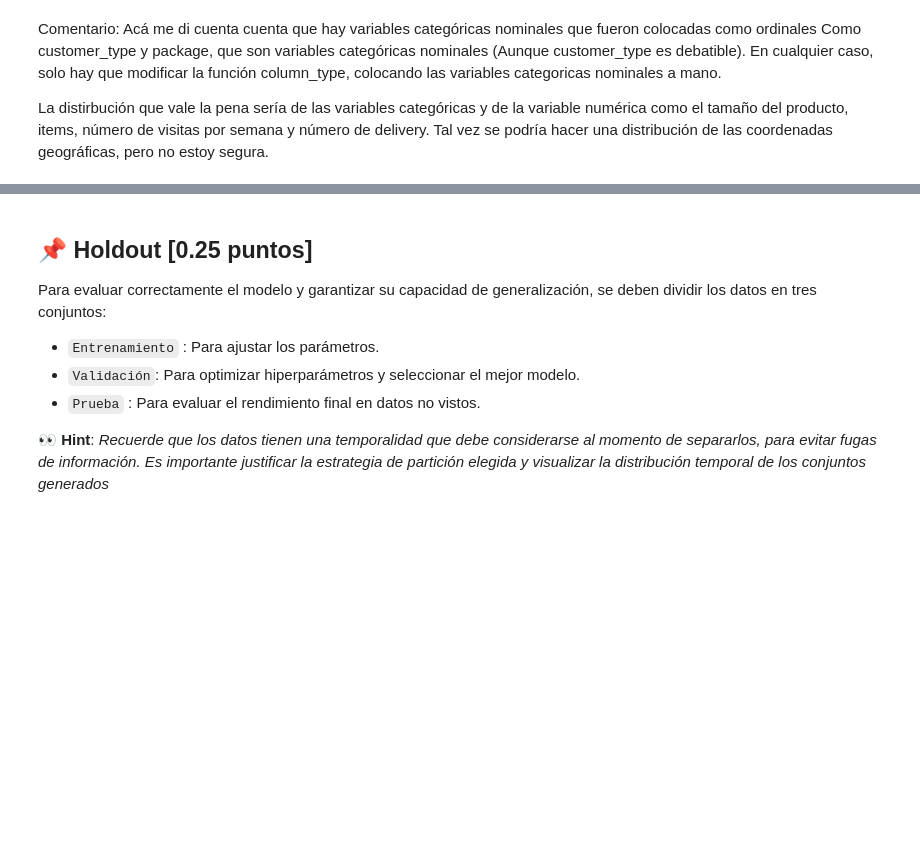
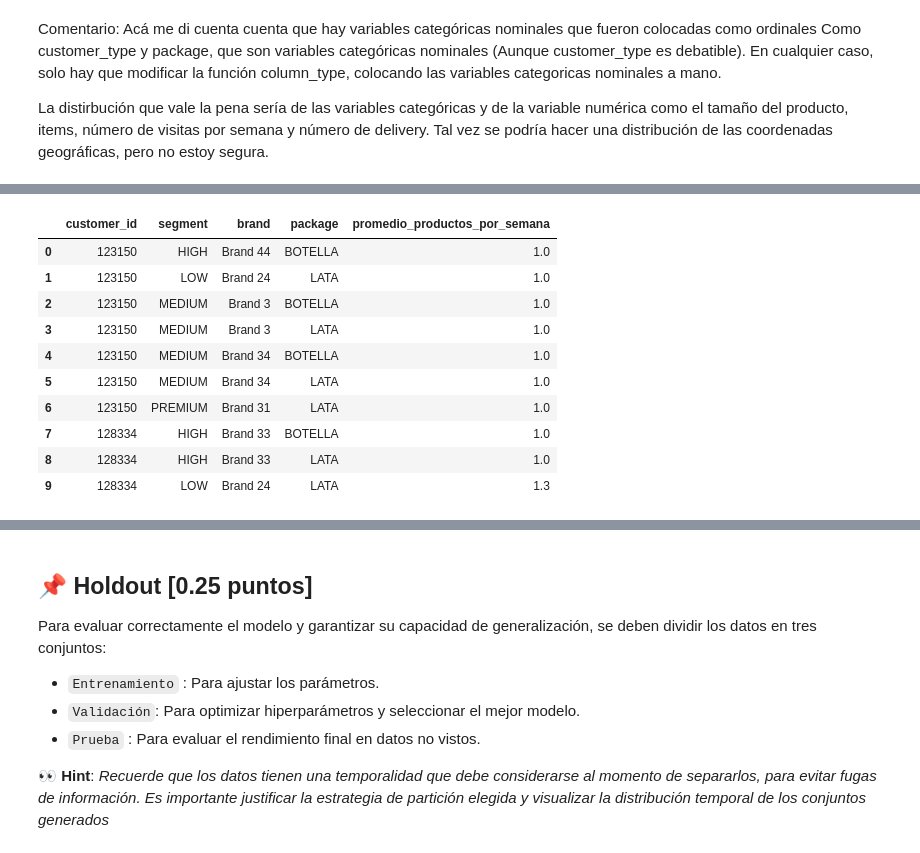
Before and after one commit to Tamaracarrasco/TamoJosha-Lab-de-Prog-MDS-Prim2025, a Jupyter notebook: Proyecto/enunciado_entrega1.ipynb, the cells around one changed output, grey strips where cells are left out. Cells and saved outputs as stored; diff of their text form; code cells hidden in the pictures; blank space fills up the shorter version.

```diff
--- a/Proyecto/enunciado_entrega1.ipynb
+++ b/Proyecto/enunciado_entrega1.ipynb
@@ -880,0 +902,14 @@ union_top_clientes
+# %%
+freq_summary.head(10)
+# %% [output]
+|  | customer_id | segment | brand | package | promedio_productos_por_semana |
+| 0 | 123150 | HIGH | Brand 44 | BOTELLA | 1.0 |
+| 1 | 123150 | LOW | Brand 24 | LATA | 1.0 |
+| 2 | 123150 | MEDIUM | Brand 3 | BOTELLA | 1.0 |
+| 3 | 123150 | MEDIUM | Brand 3 | LATA | 1.0 |
+| 4 | 123150 | MEDIUM | Brand 34 | BOTELLA | 1.0 |
+| 5 | 123150 | MEDIUM | Brand 34 | LATA | 1.0 |
+| 6 | 123150 | PREMIUM | Brand 31 | LATA | 1.0 |
+| 7 | 128334 | HIGH | Brand 33 | BOTELLA | 1.0 |
+| 8 | 128334 | HIGH | Brand 33 | LATA | 1.0 |
+| 9 | 128334 | LOW | Brand 24 | LATA | 1.3 |
```
Also changed, not shown: parts of 30 cells of this notebook.
